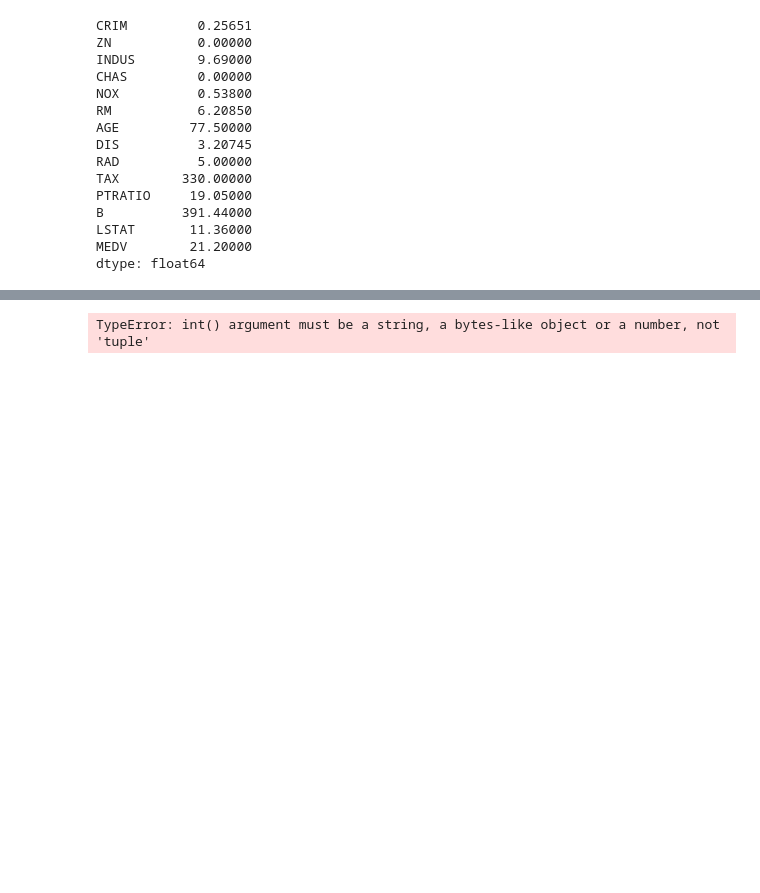
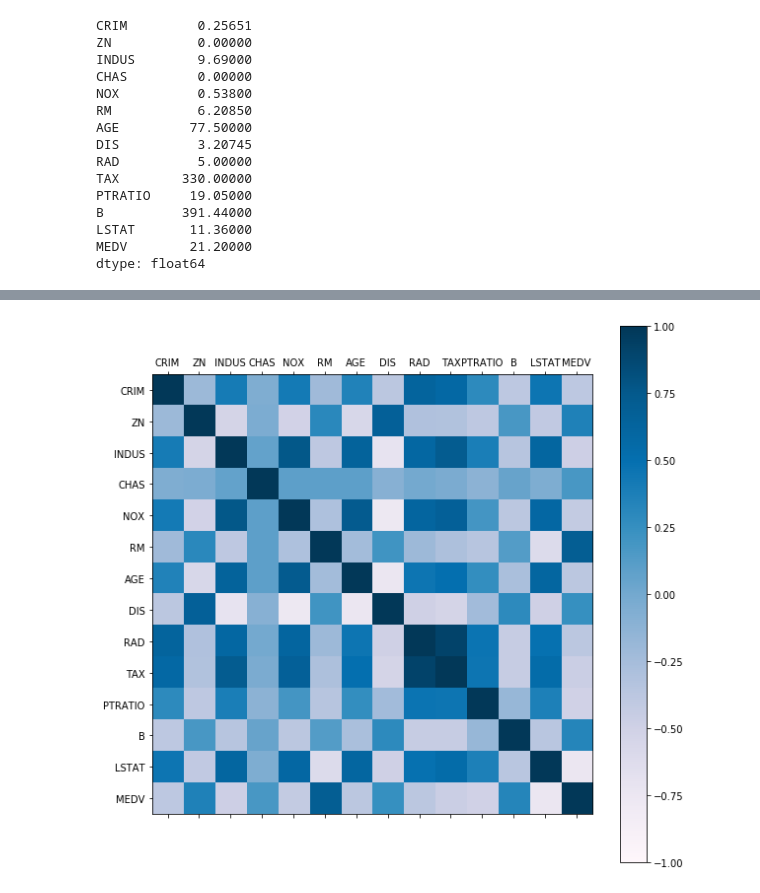
Before and after one commit to joshuahansen/machine_learning_labs, a Jupyter notebook: lab2/Boston Housing.ipynb, the cells around one changed output, grey strips where cells are left out. Cells and saved outputs as stored; diff of their text form; code cells hidden in the pictures; blank space fills up the shorter version.

```diff
--- a/lab2/Boston Housing.ipynb
+++ b/lab2/Boston Housing.ipynb
@@ -111,14 +138,14 @@ fig = plt.show()
 # %%
 correlations = bostonHouseFrame.corr()
-fig = plt.figure((5,5))
+fig = plt.figure(figsize=(10,10))
 ax = fig.add_subplot(111)
 cax = ax.matshow(correlations, vmin=-1, vmax=1, cmap=plt.cm.PuBu)
 fig.colorbar(cax)
-ticks = np.arange(0,14,1)
+ticks = np.arange(0, 14, 1)
 ax.set_xticks(ticks)
 ax.set_yticks(ticks)
 ax.set_xticklabels(bostonHouseFrame.columns)
 ax.set_yticklabels(bostonHouseFrame.columns)
 plt.show()
 # %% [output]
-TypeError: int() argument must be a string, a bytes-like object or a number, not 'tuple'
+[figure, added]
```
Also changed, not shown: parts of 2 cells of this notebook, 1 other file.
